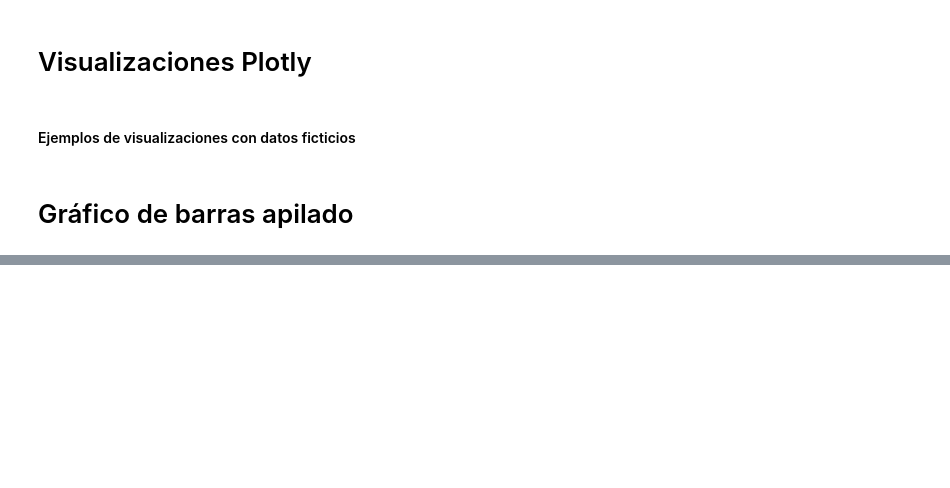
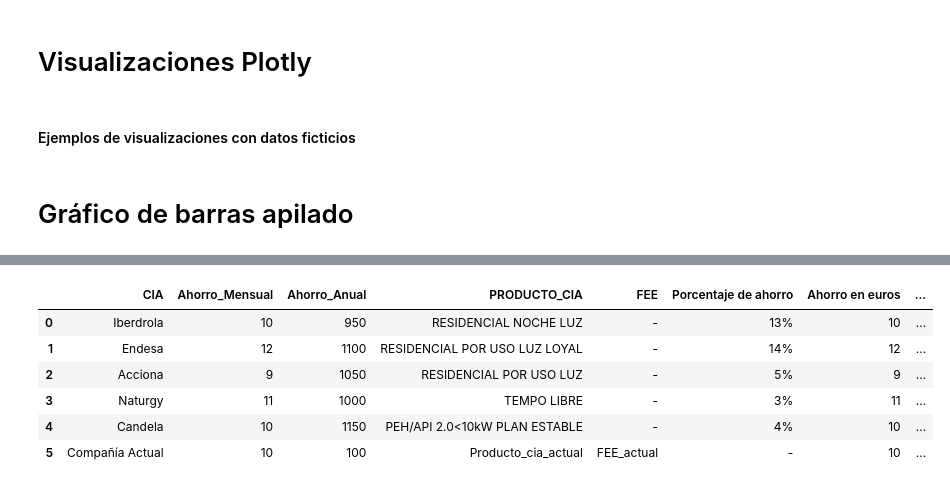
Before and after one commit to TheBridge-DesafioTripulaciones-Grupo2/DesafioTripulaciones_Sept23_Grupo2_Data, a Jupyter notebook: plots_DM.ipynb, the cells around one changed output, grey strips where cells are left out. Drawn from its saved outputs; the diff is of its cells as text; code cells hidden in the pictures; blank space fills up the shorter version.

```diff
--- a/plots_DM.ipynb
+++ b/plots_DM.ipynb
@@ -528,3 +533,13 @@ fig = px.bar(
 fig.update_layout(legend=dict(title='', orientation='v', y=-0.23, x=0, traceorder='grouped'))
 
 fig.show()
+# %%
+df
+# %% [output]
+|  | CIA | Ahorro_Mensual | Ahorro_Anual | PRODUCTO_CIA | FEE | Porcentaje de ahorro | Ahorro en euros | ... |
+| 0 | Iberdrola | 10 | 950 | RESIDENCIAL NOCHE LUZ | - | 13% | 10 | ... |
+| 1 | Endesa | 12 | 1100 | RESIDENCIAL POR USO LUZ LOYAL | - | 14% | 12 | ... |
+| 2 | Acciona | 9 | 1050 | RESIDENCIAL POR USO LUZ | - | 5% | 9 | ... |
+| 3 | Naturgy | 11 | 1000 | TEMPO LIBRE | - | 3% | 11 | ... |
+| 4 | Candela | 10 | 1150 | PEH/API 2.0<10kW PLAN ESTABLE | - | 4% | 10 | ... |
+| 5 | Compañía Actual | 10 | 100 | Producto_cia_actual | FEE_actual | - | 10 | ... |
```
Also changed, not shown: parts of 15 cells of this notebook, 1 other file.
